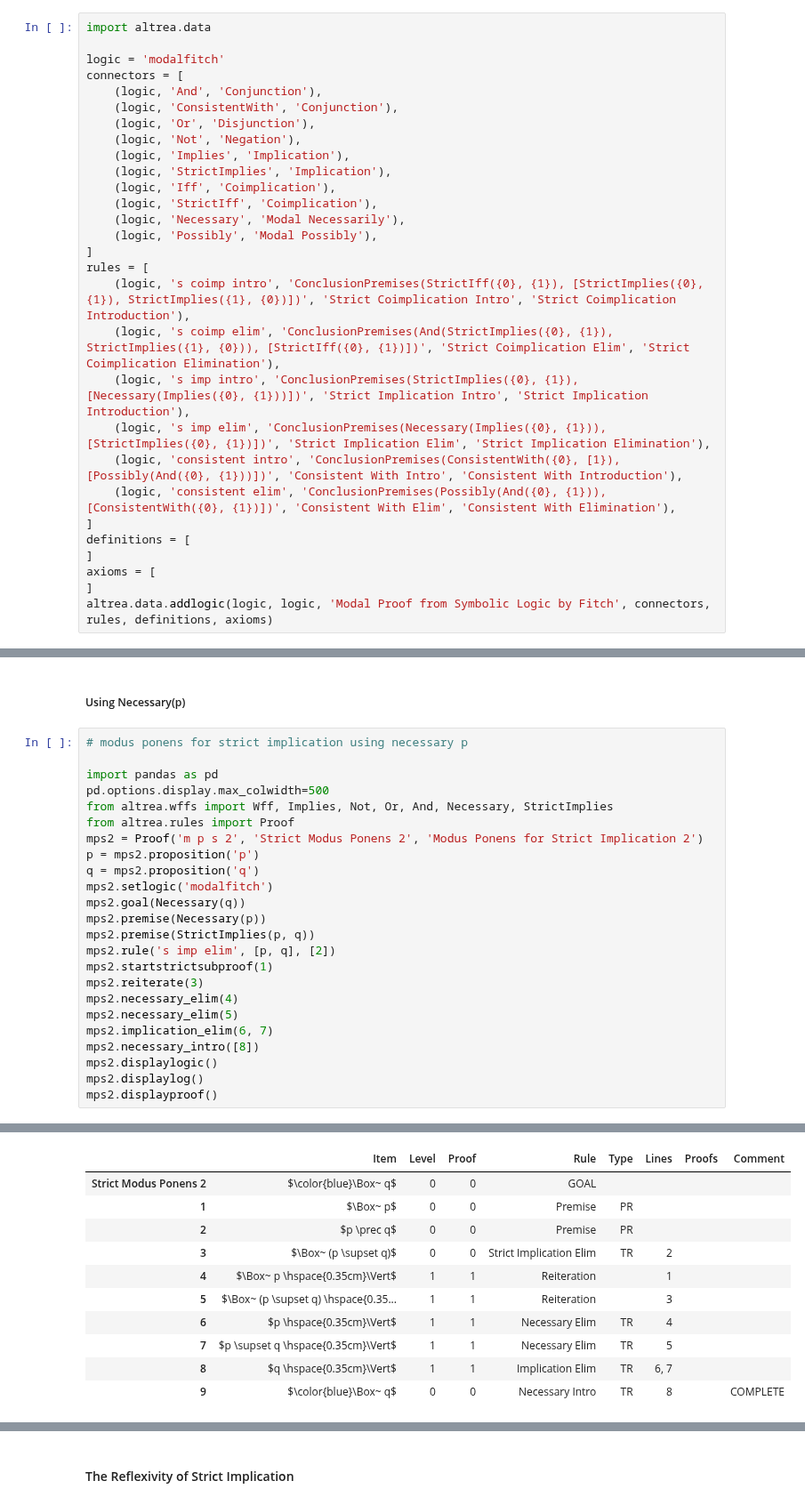
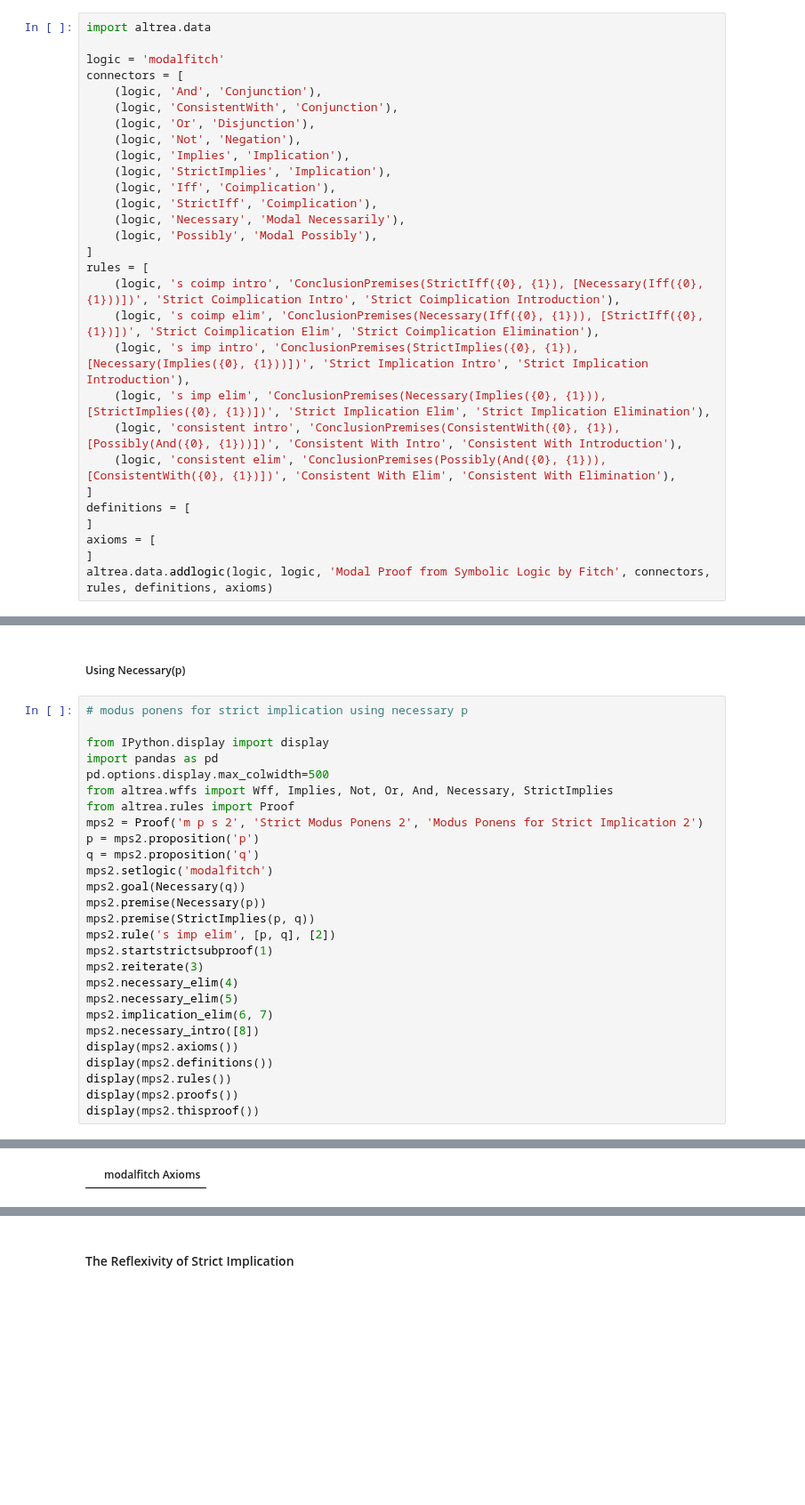
Before and after one commit to FrankHubeny/AltRea, a Jupyter notebook: modalfitch.ipynb, the cells around one changed output, grey strips where cells are left out. Shown at 89% size. Cells and saved outputs as stored; diff of their text form; blank space fills up the shorter version.

```diff
--- a/modalfitch.ipynb
+++ b/modalfitch.ipynb
@@ -58,11 +58,11 @@ connectors = [
     (logic, 'Possibly', 'Modal Possibly'),
 ]
 rules = [
-    (logic, 's coimp intro', 'ConclusionPremises(StrictIff({0}, {1}), [StrictImplies({0}, {1}), StrictImplies({1}, {0})])', 'Strict Coimplication Intro', 'Strict Coimplication Introduction'),
-    (logic, 's coimp elim', 'ConclusionPremises(And(StrictImplies({0}, {1}), StrictImplies({1}, {0})), [StrictIff({0}, {1})])', 'Strict Coimplication Elim', 'Strict Coimplication Elimination'),
+    (logic, 's coimp intro', 'ConclusionPremises(StrictIff({0}, {1}), [Necessary(Iff({0}, {1}))])', 'Strict Coimplication Intro', 'Strict Coimplication Introduction'),
+    (logic, 's coimp elim', 'ConclusionPremises(Necessary(Iff({0}, {1})), [StrictIff({0}, {1})])', 'Strict Coimplication Elim', 'Strict Coimplication Elimination'),
     (logic, 's imp intro', 'ConclusionPremises(StrictImplies({0}, {1}), [Necessary(Implies({0}, {1}))])', 'Strict Implication Intro', 'Strict Implication Introduction'),
     (logic, 's imp elim', 'ConclusionPremises(Necessary(Implies({0}, {1})), [StrictImplies({0}, {1})])', 'Strict Implication Elim', 'Strict Implication Elimination'),
-    (logic, 'consistent intro', 'ConclusionPremises(ConsistentWith({0}, [1}), [Possibly(And({0}, {1}))])', 'Consistent With Intro', 'Consistent With Introduction'),
+    (logic, 'consistent intro', 'ConclusionPremises(ConsistentWith({0}, {1}), [Possibly(And({0}, {1}))])', 'Consistent With Intro', 'Consistent With Introduction'),
     (logic, 'consistent elim', 'ConclusionPremises(Possibly(And({0}, {1})), [ConsistentWith({0}, {1})])', 'Consistent With Elim', 'Consistent With Elimination'),
 ]
 definitions = [
@@ -161,6 +154,7 @@ mps.displaylog()
 # %%
 # modus ponens for strict implication using necessary p
 
+from IPython.display import display
 import pandas as pd
 pd.options.display.max_colwidth=500
 from altrea.wffs import Wff, Implies, Not, Or, And, Necessary, StrictImplies
@@ -179,7 +173,9 @@ mps2.necessary_elim(4)
 mps2.necessary_elim(5)
 mps2.implication_elim(6, 7)
 mps2.necessary_intro([8])
-mps2.displaylogic()
-mps2.displaylog()
-mps2.displayproof()
+display(mps2.axioms())
+display(mps2.definitions())
+display(mps2.rules())
+display(mps2.proofs())
+display(mps2.thisproof())
 # %% [output]
@@ -203,11 +182 @@ SAVED PROOFS
-|  | Item | Level | Proof | Rule | Type | Lines | Proofs | Comment |
-| Strict Modus Ponens 2 | $\color{blue}\Box~ q$ | 0 | 0 | GOAL |  |  |  |  |
-| 1 | $\Box~ p$ | 0 | 0 | Premise | PR |  |  |  |
-| 2 | $p \prec q$ | 0 | 0 | Premise | PR |  |  |  |
-| 3 | $\Box~ (p \supset q)$ | 0 | 0 | Strict Implication Elim | TR | 2 |  |  |
-| 4 | $\Box~ p \hspace{0.35cm}\Vert$ | 1 | 1 | Reiteration |  | 1 |  |  |
-| 5 | $\Box~ (p \supset q) \hspace{0.35... | 1 | 1 | Reiteration |  | 3 |  |  |
-| 6 | $p \hspace{0.35cm}\Vert$ | 1 | 1 | Necessary Elim | TR | 4 |  |  |
-| 7 | $p \supset q \hspace{0.35cm}\Vert$ | 1 | 1 | Necessary Elim | TR | 5 |  |  |
-| 8 | $q \hspace{0.35cm}\Vert$ | 1 | 1 | Implication Elim | TR | 6, 7 |  |  |
-| 9 | $\color{blue}\Box~ q$ | 0 | 0 | Necessary Intro | TR | 8 |  | COMPLETE |
+|  | modalfitch Axioms |
```
Also changed, not shown: parts of 35 cells of this notebook, 4 other files.
